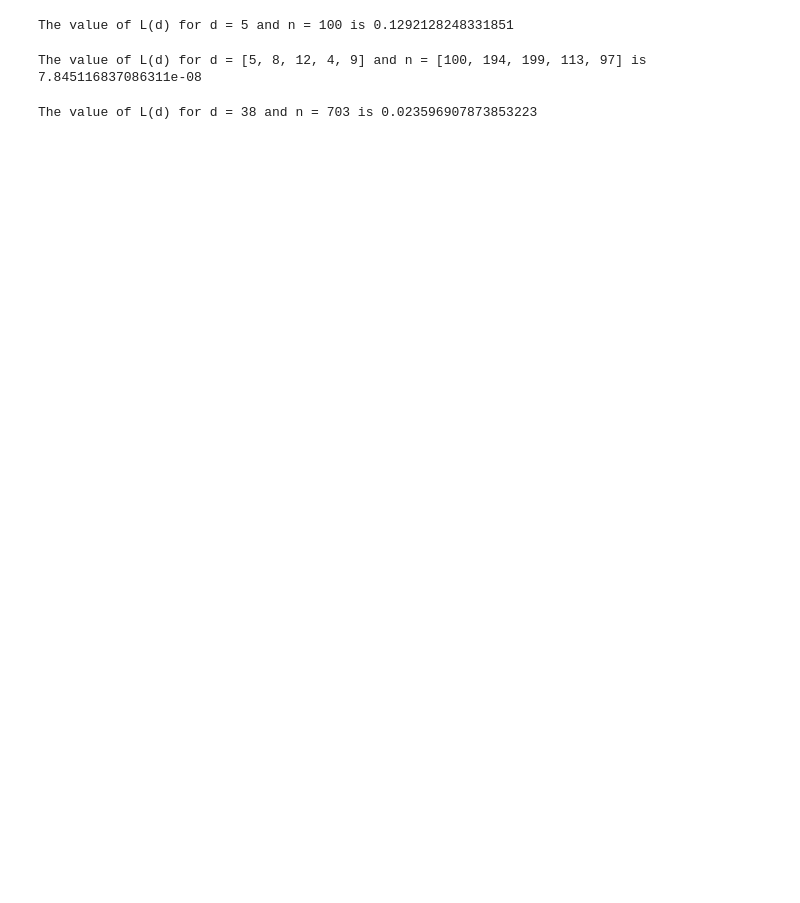
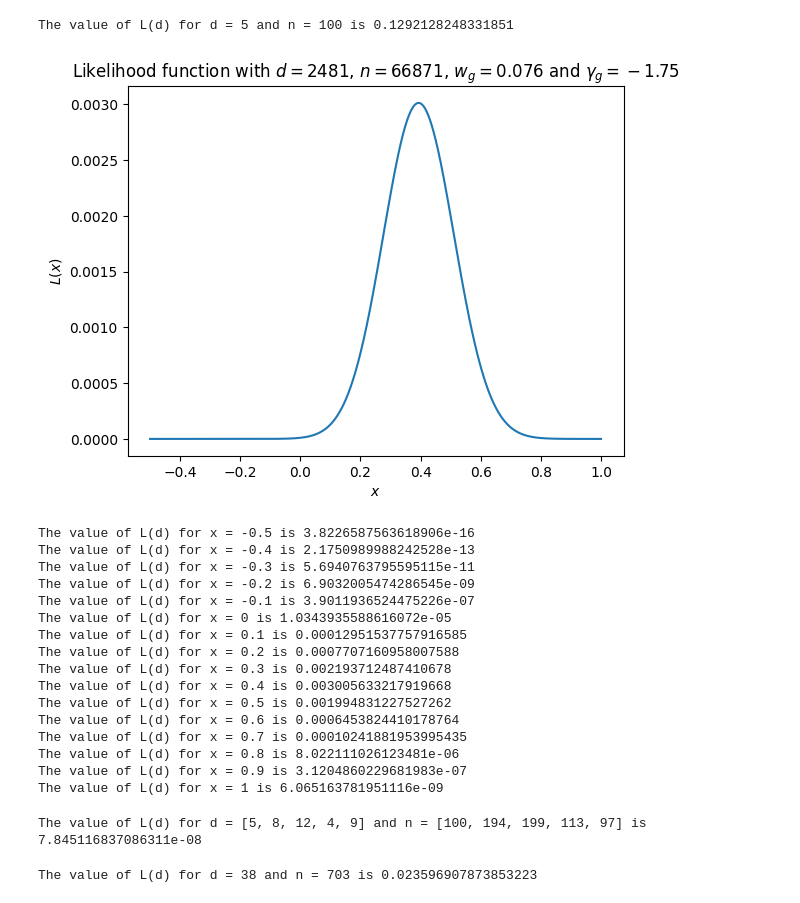
Before and after one commit to PeterKiss18/VasicekPDModel, a Jupyter notebook: Vasicek_MLE.ipynb, the cells around one changed output. Cells and saved outputs as stored; diff of their text form; code cells hidden in the pictures; blank space fills up the shorter version.

```diff
--- a/Vasicek_MLE.ipynb
+++ b/Vasicek_MLE.ipynb
@@ -78,6 +92,45 @@ L_result = calculate_my_likelihood(test_d_g, test_n_g, p_g, prob_dens_func, test
 print(f"The value of L(d) for d = {test_d_g} and n = {test_n_g} is {L_result}")
 # %% [output]
 The value of L(d) for d = 5 and n = 100 is 0.1292128248331851
+# %%
+# A plot for the likelihood function with w_g = 0.076 and gamma_g = -1.75
+d_for_plot = 2481
+n_for_plot = 66871
+w_for_plot = 0.07602889962521624
+gamma_for_plot = -1.7498743361043698
+
+likelihood_func = lambda x: binom.pmf(d_for_plot, n_for_plot, p_g(x, w_for_plot, gamma_for_plot)) * norm.pdf(x)
+
+x_values = np.linspace(-0.5, 1, 1000)
+L_values = [likelihood_func(x) for x in x_values]
+
+plt.plot(x_values, L_values)
+plt.title(r'Likelihood function with $d = 2481$, $n = 66871$, $w_g = 0.076$ and $\gamma_g = -1.75$')
+plt.xlabel(r'$x$')
+plt.ylabel(r'$L(x)$')
+plt.show()
+
+# Print the values of the likelihood function for -0.5, -0.4, -0.3, -0.2, -0.1, 0, 0.1, 0.2, 0.3, 0.4, 0.5, 0.6, 0.7, 0.8, 0.9 and 1
+for x in [-0.5, -0.4, -0.3, -0.2, -0.1, 0, 0.1, 0.2, 0.3, 0.4, 0.5, 0.6, 0.7, 0.8, 0.9, 1]:
+    print(f"The value of L(d) for x = {x} is {likelihood_func(x)}")
+# %% [output]
+[figure, added]
+The value of L(d) for x = -0.5 is 3.8226587563618906e-16
+The value of L(d) for x = -0.4 is 2.1750989988242528e-13
+The value of L(d) for x = -0.3 is 5.6940763795595115e-11
+The value of L(d) for x = -0.2 is 6.9032005474286545e-09
+The value of L(d) for x = -0.1 is 3.9011936524475226e-07
+The value of L(d) for x = 0 is 1.0343935588616072e-05
+The value of L(d) for x = 0.1 is 0.00012951537757916585
+The value of L(d) for x = 0.2 is 0.0007707160958007588
+The value of L(d) for x = 0.3 is 0.002193712487410678
+The value of L(d) for x = 0.4 is 0.003005633217919668
+The value of L(d) for x = 0.5 is 0.001994831227527262
+The value of L(d) for x = 0.6 is 0.0006453824410178764
+The value of L(d) for x = 0.7 is 0.00010241881953995435
+The value of L(d) for x = 0.8 is 8.022111026123481e-06
+The value of L(d) for x = 0.9 is 3.1204860229681983e-07
+The value of L(d) for x = 1 is 6.065163781951116e-09
 # %%
 def calculate_likelihood_ts(d_g, n_g, p_g, pdf_g, w_g, gamma_g):
     """
```
Also changed, not shown: parts of 2 cells of this notebook.
